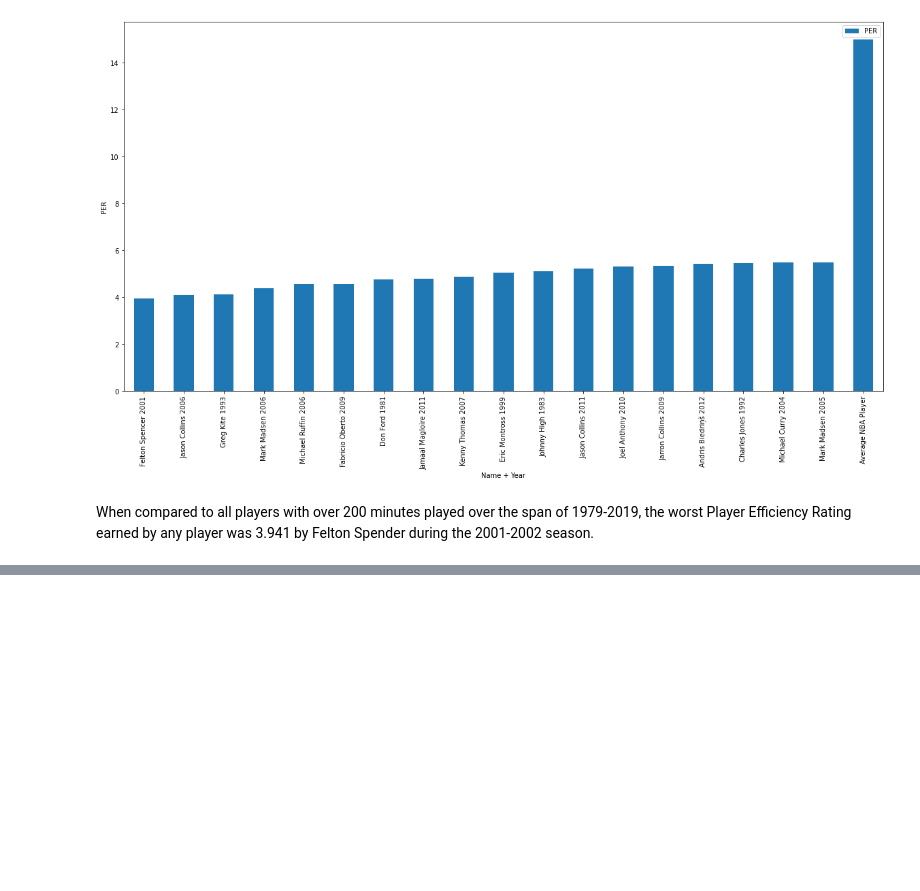
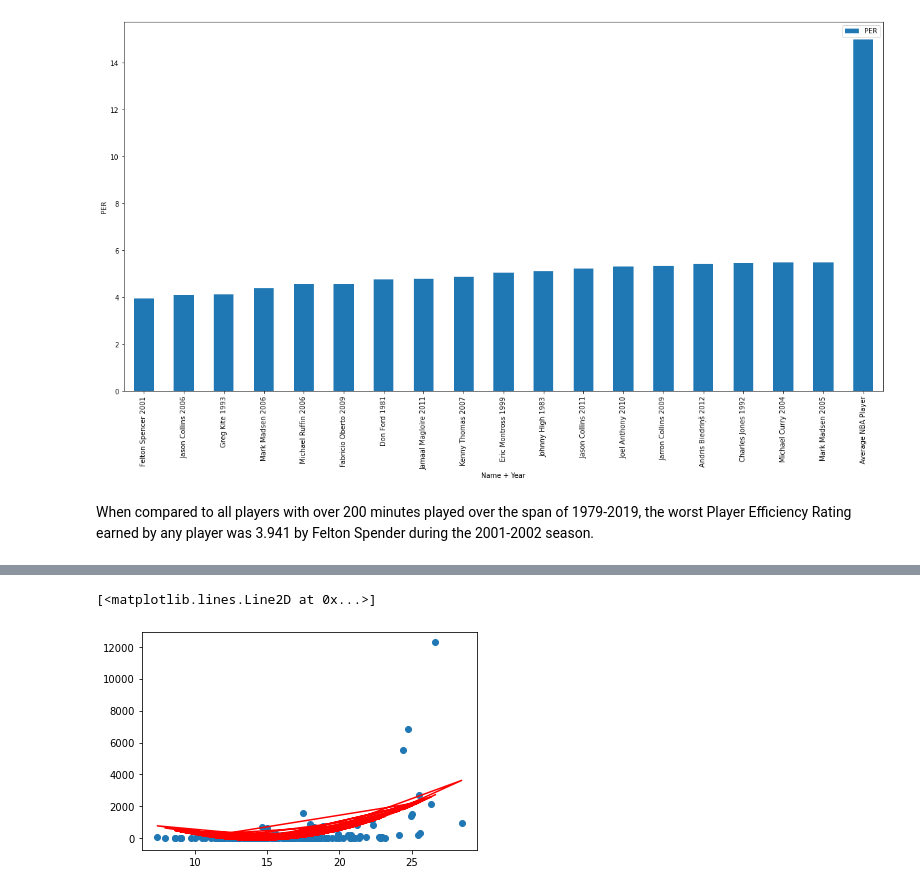
Before and after one commit to acook4148/CMSC320FinalProject, a Jupyter notebook: NBA Awards_combined.ipynb, the cells around one changed output, grey strips where cells are left out. Drawn from its saved outputs; the diff is of its cells as text; code cells hidden in the pictures; blank space fills up the shorter version.

```diff
--- a/NBA Awards_combined.ipynb
+++ b/NBA Awards_combined.ipynb
@@ -1076,3 +1078,6 @@ bottom_players.plot.bar(x ='Name + Year', y='PER', figsize=(20,10), ylabel = "PE
 [figure]
 # %% [markdown]
 When compared to all players with over 200 minutes played over the span of 1979-2019, the worst Player Efficiency Rating earned by any player was 3.941 by Felton Spender during the 2001-2002 season.
+# %%
+seasons_stats[2017]['PLAYER'] = seasons_stats[2017].index
+seasons_stats[2017]
@@ -1078,0 +1099,7 @@ When compared to all players with over 200 minutes played over the span of 1979-
+# %%
+twitterNBA = pd.read_csv("nba_2017_twitter_players.csv")
+twitterNBA = twitterNBA.sort_values(by=['TWITTER_FAVORITE_COUNT'], ascending = False, ignore_index = True)
+twitterNBA = twitterNBA.join(seasons_stats[2017]['PER'], on='PLAYER')
+# twitterNBA = twitterNBA.replace(np.NaN,0 )
+twitterNBA = twitterNBA.dropna()
+twitterNBA.head(50)
@@ -1078,0 +1124,9 @@ When compared to all players with over 200 minutes played over the span of 1979-
+# %%
+ovr = twitterNBA['PER']
+fav = twitterNBA['TWITTER_FAVORITE_COUNT']
+plt.scatter(ovr, fav)
+m, m2, b = np.polyfit(ovr, fav, 2)
+plt.plot(ovr, m*np.square(ovr) + m2*ovr + b, color = 'r')
+# %% [output]
+[<matplotlib.lines.Line2D at 0x...>]
+[figure, added]
```
Also changed, not shown: parts of 9 cells of this notebook, 4 other files.
